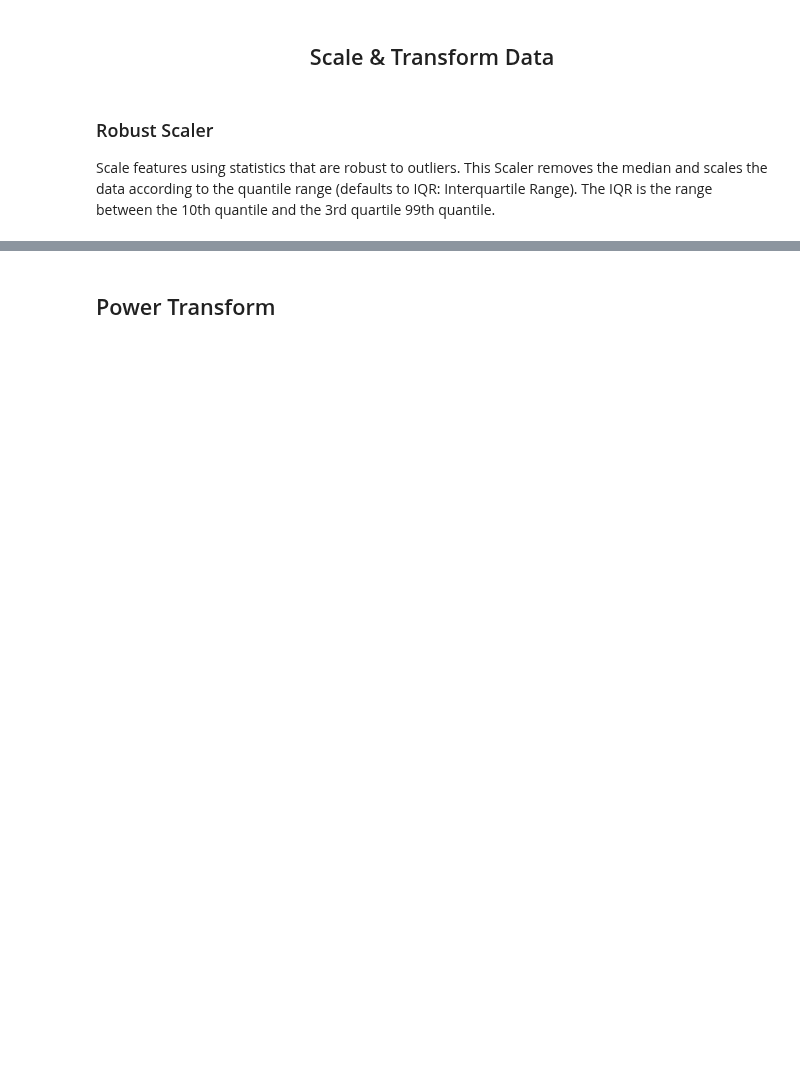
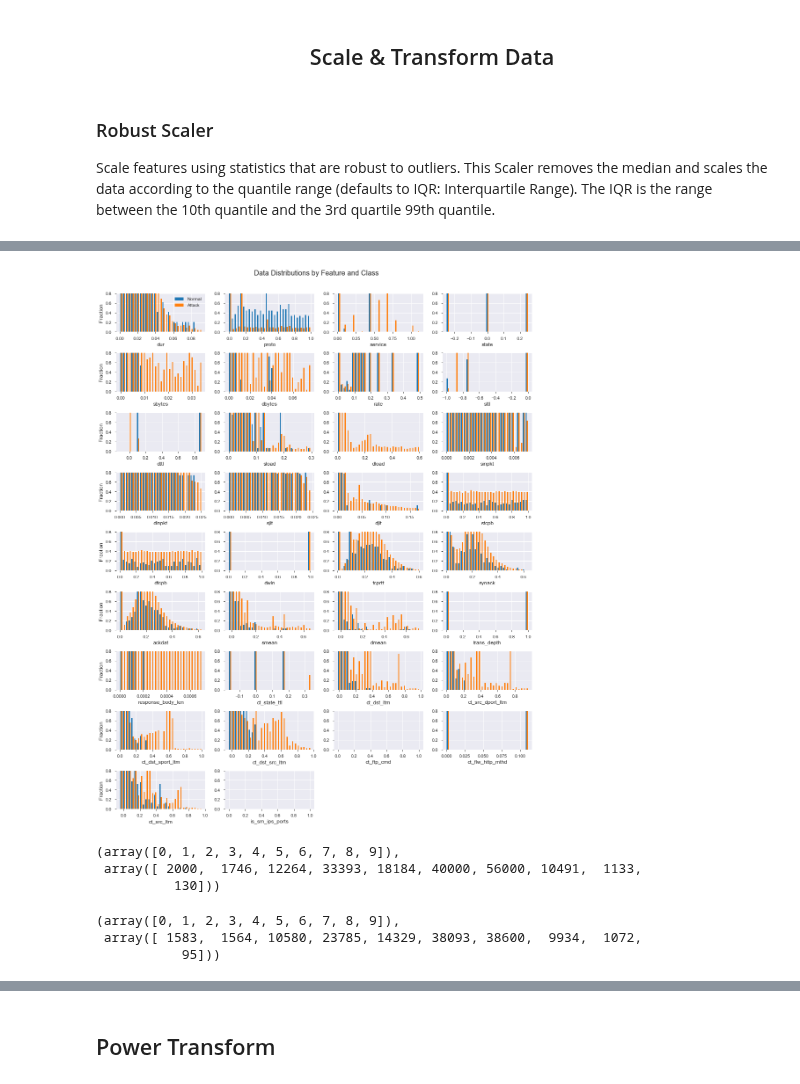
Before and after one commit to Gci04/GANs_for_Network_Intrusion_Data, a Jupyter notebook: UNSW-NB15/prepossessing_note.ipynb, the cells around one changed output, grey strips where cells are left out. Cells and saved outputs as stored; diff of their text form; code cells hidden in the pictures; blank space fills up the shorter version.

```diff
--- a/UNSW-NB15/prepossessing_note.ipynb
+++ b/UNSW-NB15/prepossessing_note.ipynb
@@ -80,0 +120,5 @@ Plot_data_features(X=data_Robust_trans,data_cols=data_cols,y=y_train)
+# %%
+Q1 = data_Robust_trans.quantile(0.05)
+Q3 = data_Robust_trans.quantile(0.95)
+IQR = Q3 - Q1
+print(IQR)
@@ -80,0 +143,21 @@ Plot_data_features(X=data_Robust_trans,data_cols=data_cols,y=y_train)
+# %%
+mask = ~((data_Robust_trans < (Q1 - 1.5 * IQR)) | \
+         (data_Robust_trans > (Q3 + 1.5 * IQR))).any(axis=1)
+# %%
+Plot_data_features(X=data_Robust_trans[mask],data_cols=data_cols,y=y_train[mask])
+# %% [output]
+[figure, added]
+# %%
+val1, counts1 = np.unique(y_train,return_counts=True)
+val1, counts1
+# %% [output]
+(array([0, 1, 2, 3, 4, 5, 6, 7, 8, 9]),
+ array([ 2000,  1746, 12264, 33393, 18184, 40000, 56000, 10491,  1133,
+          130]))
+# %%
+val2, counts2 = np.unique(y_train[mask],return_counts=True)
+val2, counts2
+# %% [output]
+(array([0, 1, 2, 3, 4, 5, 6, 7, 8, 9]),
+ array([ 1583,  1564, 10580, 23785, 14329, 38093, 38600,  9934,  1072,
+           95]))
```
Also changed, not shown: parts of 11 cells of this notebook, 20 other files.
